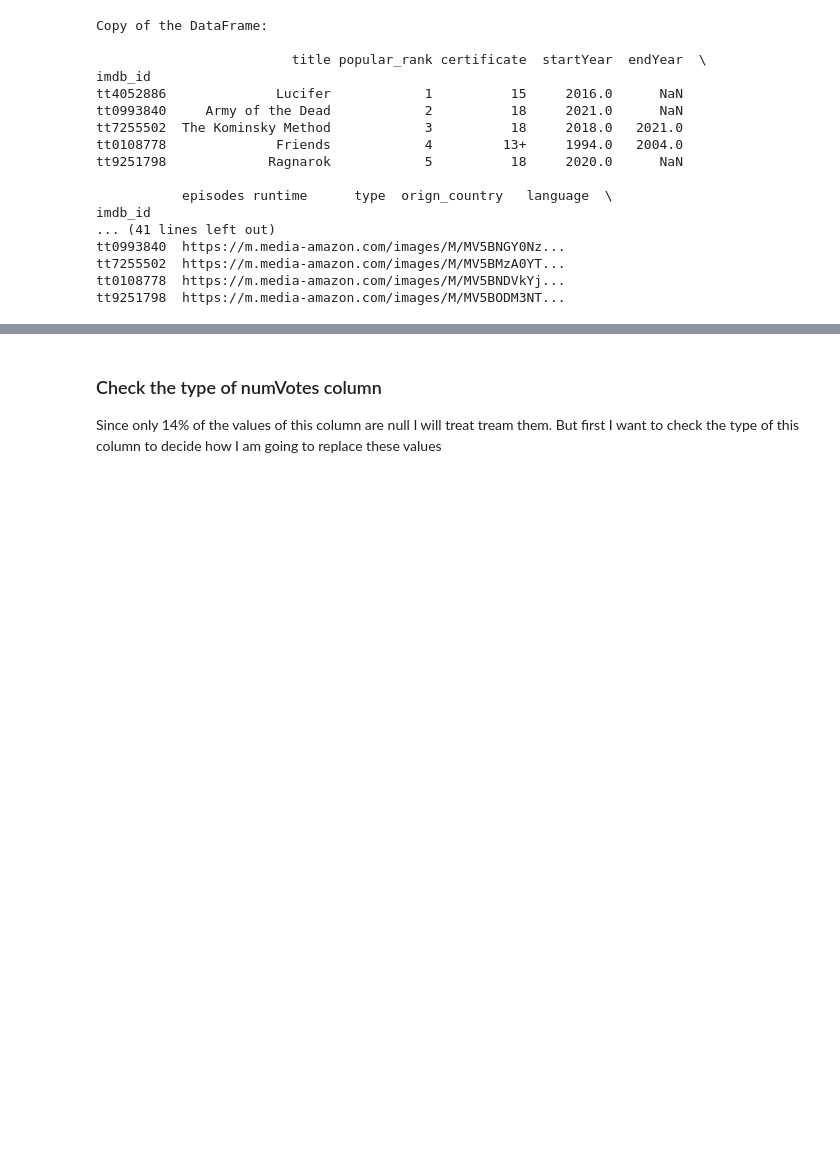
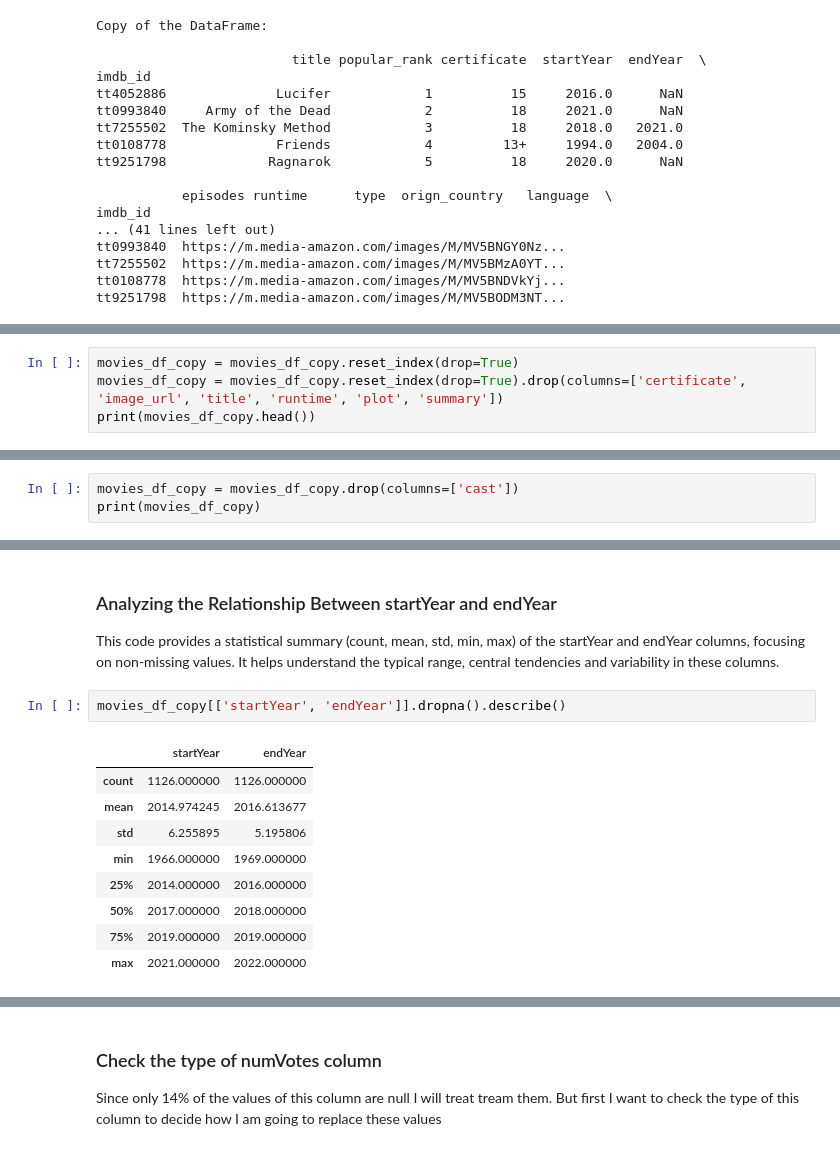
Before and after one commit to nicolaslorenzo12/Cluster_Country_By_Salary, a Jupyter notebook: cleaning_data_science_job_csv.ipynb, the cells around one changed output, grey strips where cells are left out. Drawn from its saved outputs; the diff is of its cells as text; blank space fills up the shorter version.

```diff
--- a/cleaning_data_science_job_csv.ipynb
+++ b/cleaning_data_science_job_csv.ipynb
@@ -94,0 +155,4 @@ The percentage of null values that numVotes column has is 14.383561643835616%
+# %%
+movies_df_copy = movies_df_copy.reset_index(drop=True)
+movies_df_copy = movies_df_copy.reset_index(drop=True).drop(columns=['certificate', 'image_url', 'title', 'runtime', 'plot', 'summary'])
+print(movies_df_copy.head())
@@ -94,0 +212,3 @@ The percentage of null values that numVotes column has is 14.383561643835616%
+# %%
+movies_df_copy = movies_df_copy.drop(columns=['cast'])
+print(movies_df_copy)
@@ -94,0 +250,15 @@ The percentage of null values that numVotes column has is 14.383561643835616%
+# %% [markdown]
+### Analyzing the Relationship Between startYear and endYear
+This code provides a statistical summary (count, mean, std, min, max) of the startYear and endYear columns, focusing on non-missing values. It helps understand the typical range, central tendencies and variability in these columns.
+# %%
+movies_df_copy[['startYear', 'endYear']].dropna().describe()
+# %% [output]
+|  | startYear | endYear |
+| count | 1126.000000 | 1126.000000 |
+| mean | 2014.974245 | 2016.613677 |
+| std | 6.255895 | 5.195806 |
+| min | 1966.000000 | 1969.000000 |
+| 25% | 2014.000000 | 2016.000000 |
+| 50% | 2017.000000 | 2018.000000 |
+| 75% | 2019.000000 | 2019.000000 |
+| max | 2021.000000 | 2022.000000 |
```
Also changed, not shown: parts of 20 cells of this notebook, 1 other file.
